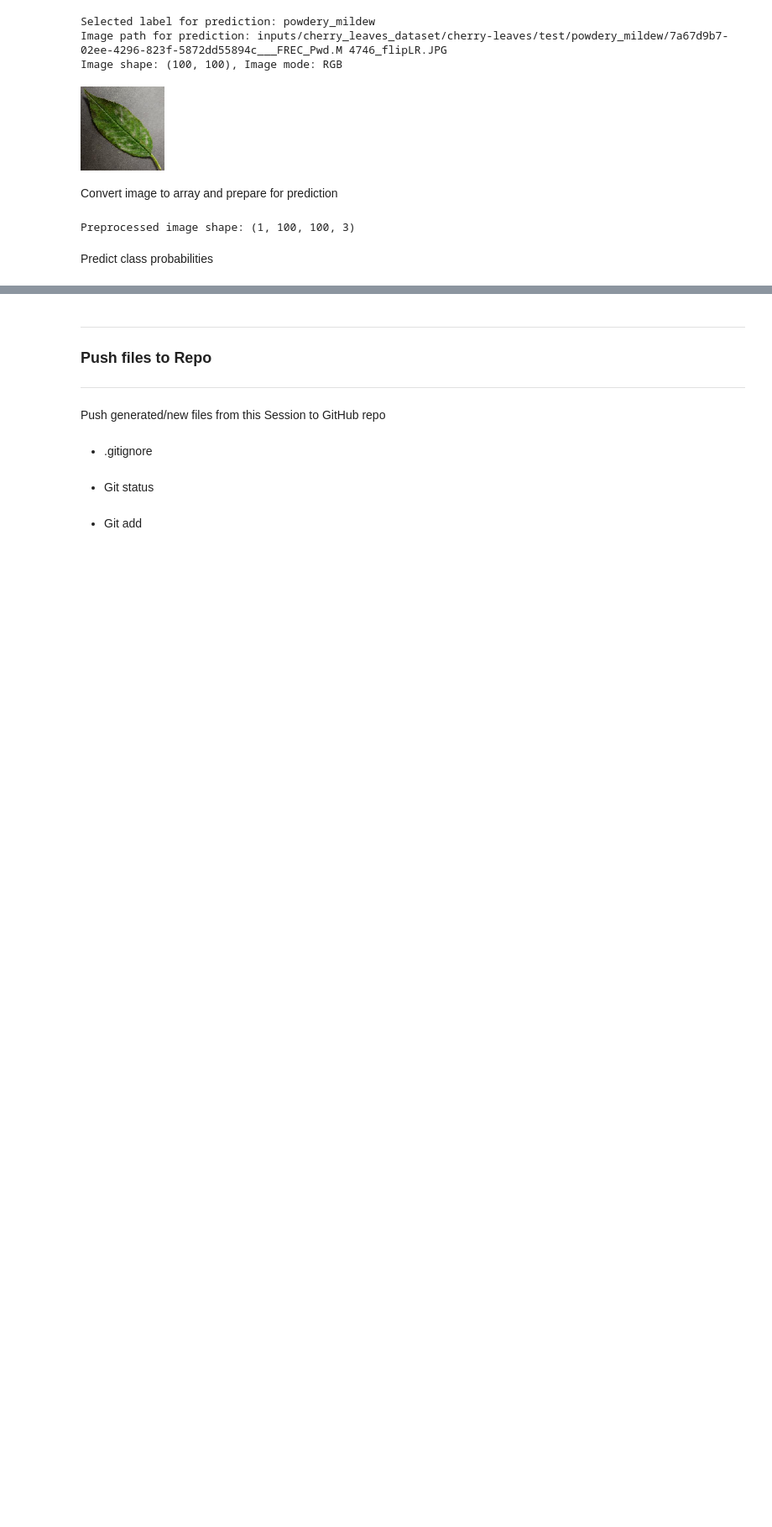
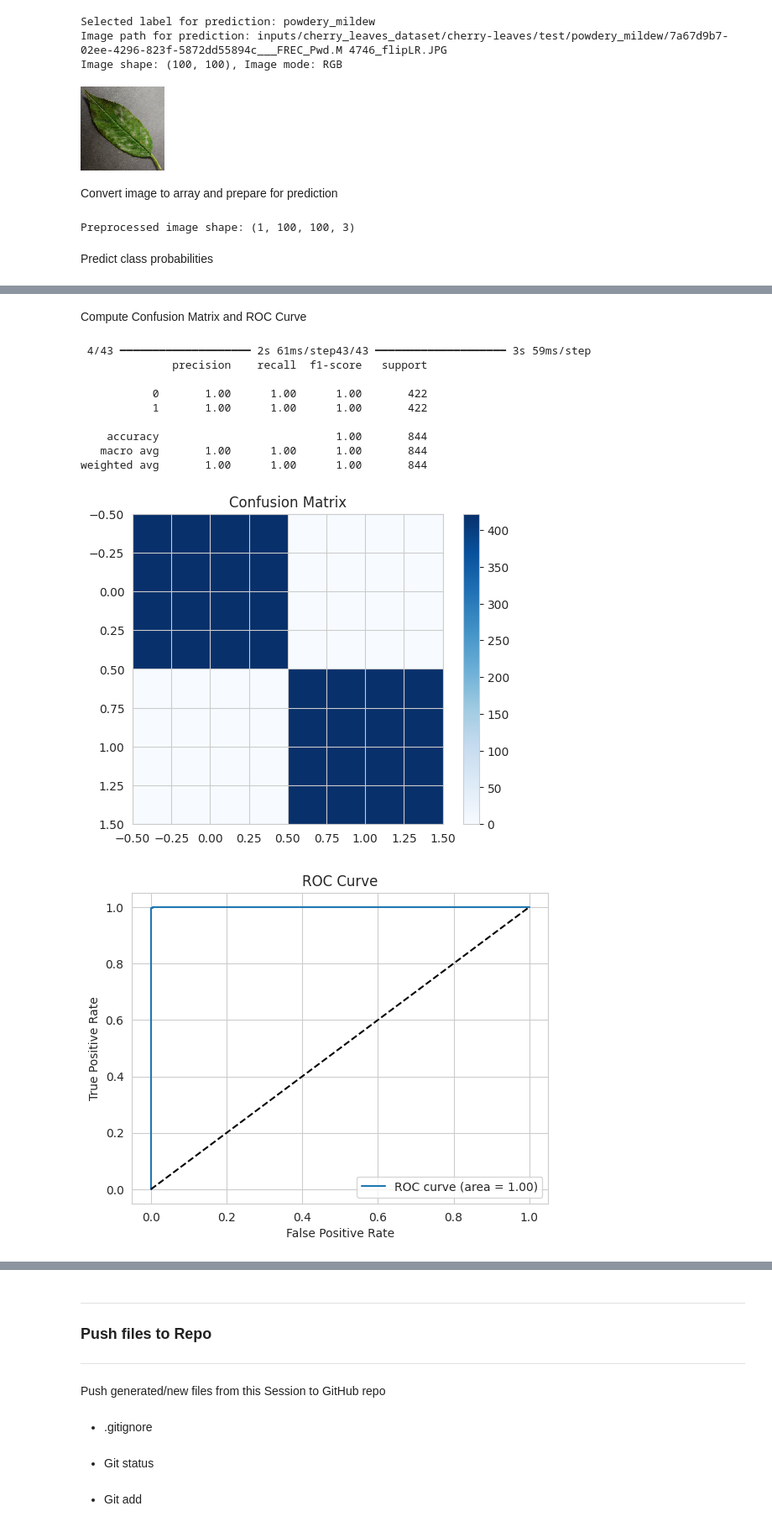
Before and after one commit to Mawadda-Kadi/mildew-detection-in-cherry-leaves, a Jupyter notebook: jupyter_notebooks/3-modelling-and-evaluating.ipynb, the cells around one changed output, grey strips where cells are left out. Shown at 84% size. Cells and saved outputs as stored; diff of their text form; code cells hidden in the pictures; blank space fills up the shorter version.

Commit message:
add: hypothesis, pages 4&5, more performance metrics

```diff
--- a/jupyter_notebooks/3-modelling-and-evaluating.ipynb
+++ b/jupyter_notebooks/3-modelling-and-evaluating.ipynb
@@ -651,0 +694,42 @@ Precision: 1.0, Recall: 0.9928909952606635, F1-Score: 0.9964328180737217
+# %% [markdown]
+Compute Confusion Matrix and ROC Curve
+# %%
+y_true = np.array(test_set.labels)
+y_pred = model.predict(test_set)
+y_pred_binary = (y_pred > 0.5).astype(int).flatten()
+
+# Compute metrics
+print(classification_report(y_true, y_pred_binary))
+cm = confusion_matrix(y_true, y_pred_binary)
+
+# Plot confusion matrix
+plt.figure()
+plt.imshow(cm, interpolation='nearest', cmap=plt.cm.Blues)
+plt.title('Confusion Matrix')
+plt.colorbar()
+plt.savefig('outputs/v1/confusion_matrix.png')
+
+# ROC Curve
+fpr, tpr, _ = roc_curve(y_true, y_pred)
+roc_auc = auc(fpr, tpr)
+
+plt.figure()
+plt.plot(fpr, tpr, label='ROC curve (area = %0.2f)' % roc_auc)
+plt.plot([0, 1], [0, 1], 'k--')
+plt.xlabel('False Positive Rate')
+plt.ylabel('True Positive Rate')
+plt.title('ROC Curve')
+plt.legend(loc="lower right")
+plt.savefig('outputs/v1/roc_curve.png')
+# %% [output]
+ 4/43 ━━━━━━━━━━━━━━━━━━━━ 2s 61ms/step43/43 ━━━━━━━━━━━━━━━━━━━━ 3s 59ms/step
+              precision    recall  f1-score   support
+
+           0       1.00      1.00      1.00       422
+           1       1.00      1.00      1.00       422
+
+    accuracy                           1.00       844
+   macro avg       1.00      1.00      1.00       844
+weighted avg       1.00      1.00      1.00       844
+[figure, added]
+[figure, added]
```
Also changed, not shown: parts of 21 cells of this notebook, 15 other files.
